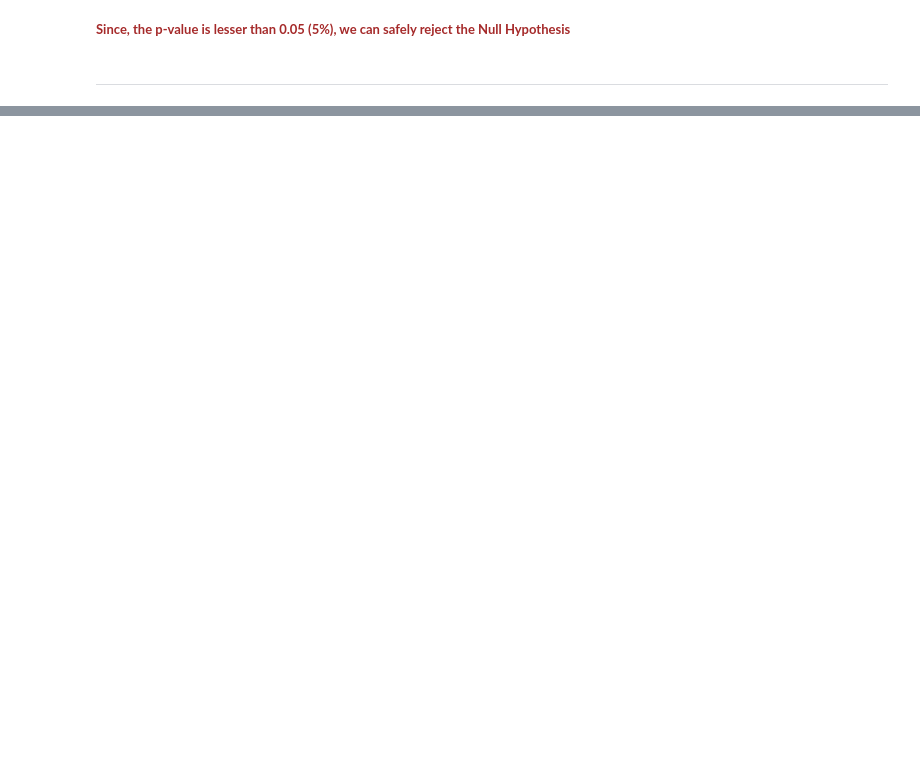
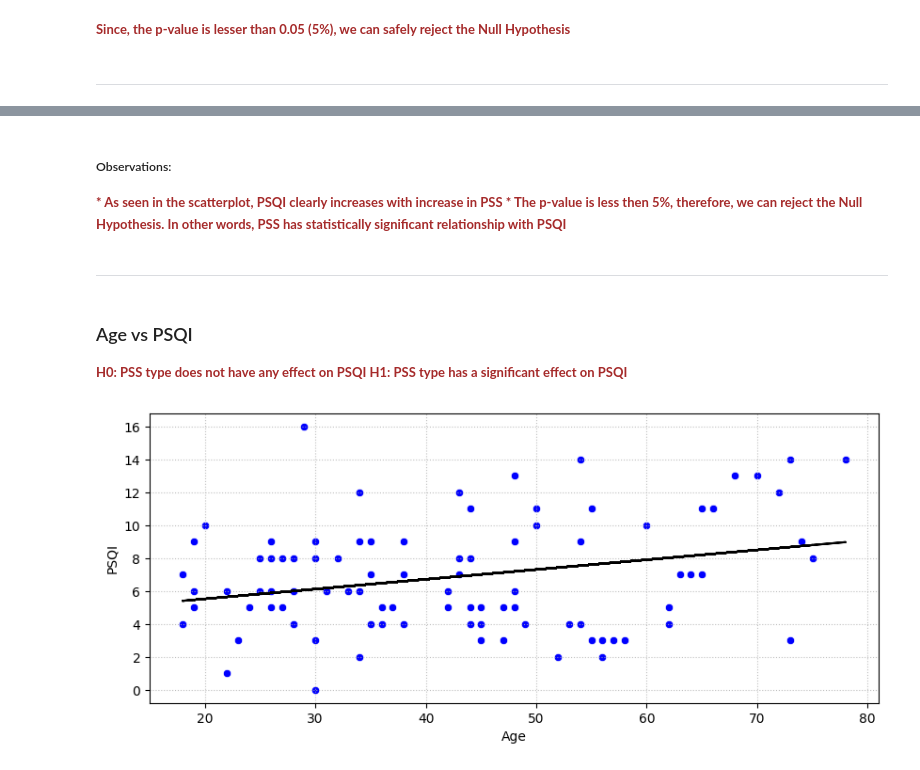
Before and after one commit to iamtushara/medical-thesis, a Jupyter notebook: notebooks/02-reshma/Statistical Analysis of Psoriasis Patients Data.ipynb, the cells around one changed output, grey strips where cells are left out. Cells and saved outputs as stored; diff of their text form; code cells hidden in the pictures; blank space fills up the shorter version.

```diff
--- a/notebooks/02-reshma/Statistical Analysis of Psoriasis Patients Data.ipynb
+++ b/notebooks/02-reshma/Statistical Analysis of Psoriasis Patients Data.ipynb
@@ -592,0 +819,26 @@ strong multicollinearity problems or that the design matrix is singular.
+# %% [markdown]
+##### Observations:
+</br>
+<font color=brown size=2><b>
+* As seen in the scatterplot, PSQI clearly increases with increase in PSS</br>
+* The p-value is less then 5%, therefore, we can reject the Null Hypothesis. In other words, PSS has statistically significant relationship with PSQI
+# %% [markdown]
+---
+# %% [markdown]
+### Age vs PSQI
+
+<font color=brown size=2><b>
+H0: PSS type does not have any effect on PSQI</br>
+H1: PSS type has a significant effect on PSQI
+</b></font>
+# %%
+slope, intercept = np.polyfit(dataset['Age'], dataset['PSQI'], 1)
+
+plt.figure(figsize=(10,4))
+ax = plt.subplot(111)
+sns.scatterplot(data=dataset, x='Age', y='PSQI', ax=ax, c='blue')
+plt.plot(dataset['Age'], slope*dataset['Age']+intercept, c='black')
+plt.grid(alpha=0.8, linestyle=':')
+plt.show()
+# %% [output]
+[figure, added]
```
Also changed, not shown: parts of 29 cells of this notebook.
